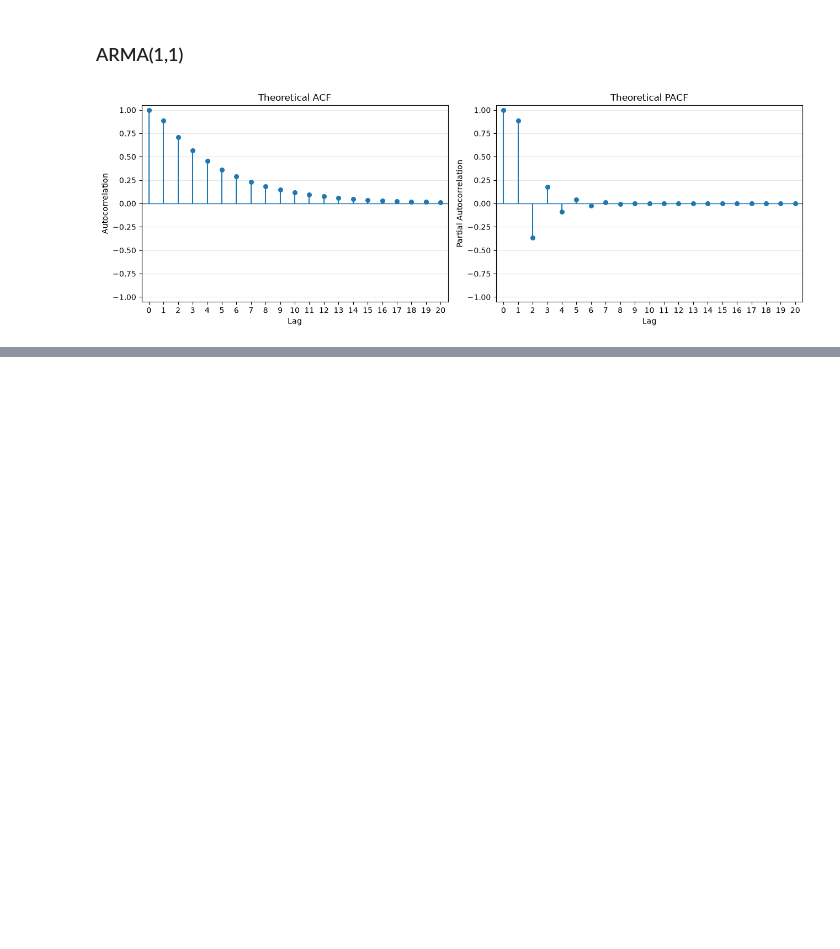
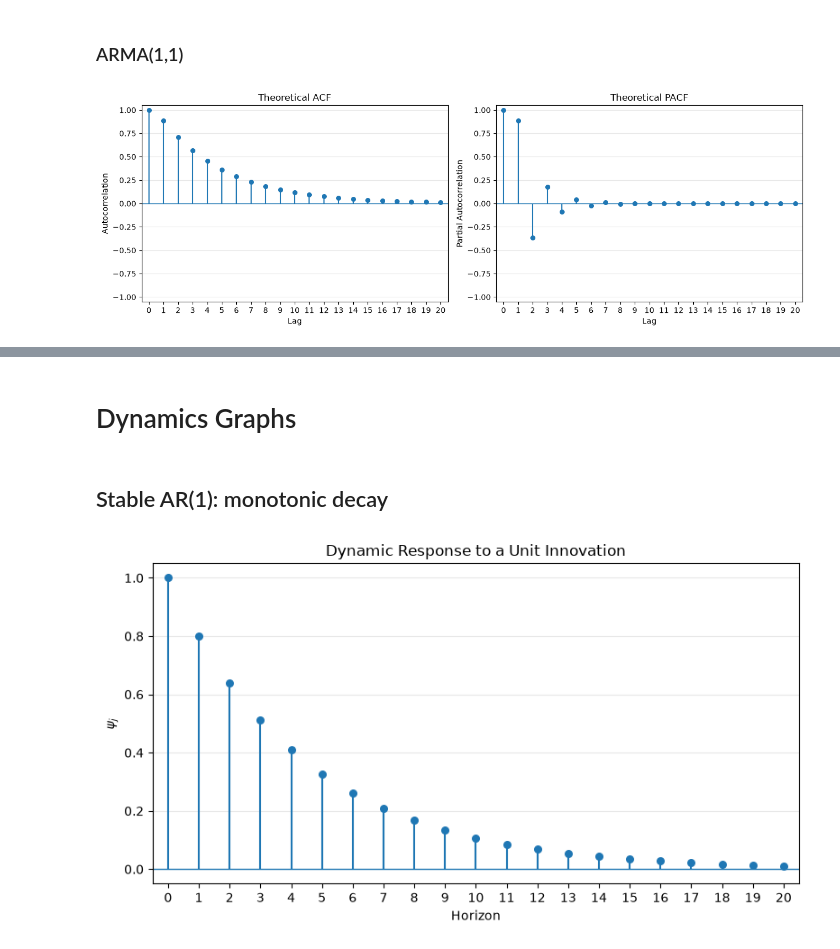
Before and after one commit to maarranz/ARMA-theory, a Jupyter notebook: ARMA_Theory_Demo.ipynb, the cells around one changed output, grey strips where cells are left out. Saved outputs shown, nothing was run; the diff lists cells and outputs as text; code cells hidden in the pictures; blank space fills up the shorter version.

Commit message:
Add ARMA dynamics analysis and plotting

```diff
--- a/ARMA_Theory_Demo.ipynb
+++ b/ARMA_Theory_Demo.ipynb
@@ -468,0 +640,12 @@ fig, axes = arma.plot_arma_correlations(
+# %% [markdown]
+# Dynamics Graphs
+# %% [markdown]
+## Stable AR(1): monotonic decay
+# %%
+fig, ax = arma.plot_arma_dynamic_response(
+    ar=[0.8],
+    ma=[],
+    horizon=20,
+)
+# %% [output]
+[figure, added]
```
Also changed, not shown: parts of 43 cells of this notebook, 2 other files.
